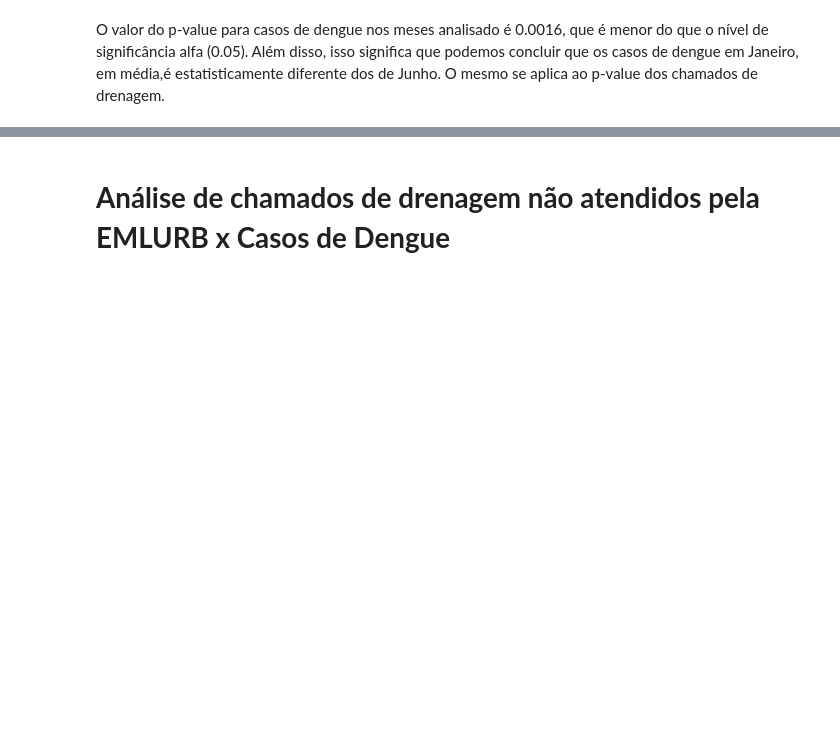
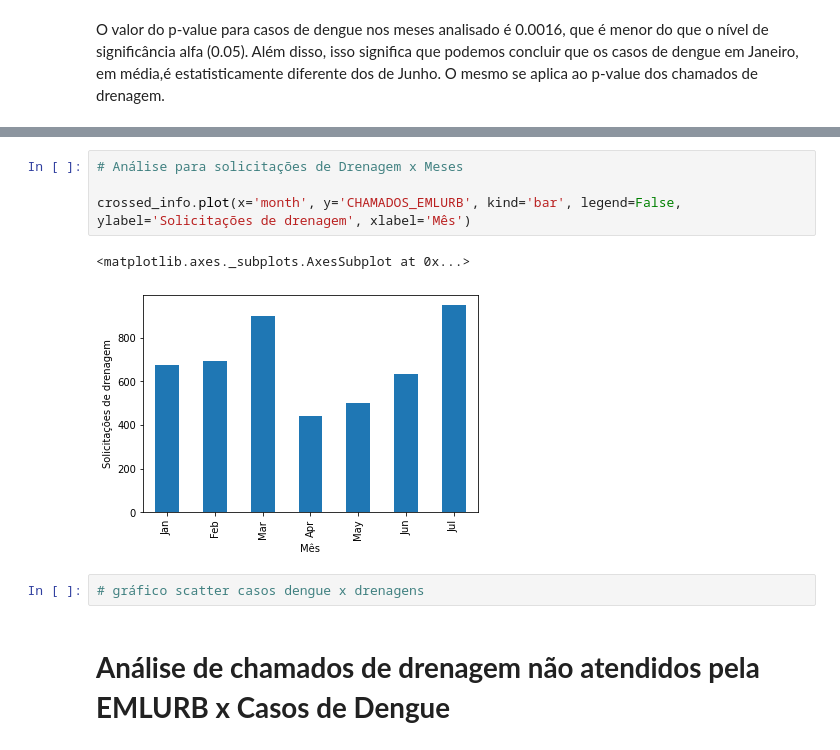
Before and after one commit to HiagoAD/GDI2, a Jupyter notebook: Project_1.ipynb, the cells around one changed output, grey strips where cells are left out. Drawn from its saved outputs; the diff is of its cells as text; blank space fills up the shorter version.

```diff
--- a/Project_1.ipynb
+++ b/Project_1.ipynb
@@ -181,3 +150,12 @@ crossed_info_filter['no_bairro_residencia'].value_counts().plot(kind='bar', ylab
+# %%
+# Análise para solicitações de Drenagem x Meses
+
+crossed_info.plot(x='month', y='CHAMADOS_EMLURB', kind='bar', legend=False, ylabel='Solicitações de drenagem', xlabel='Mês')
+# %% [output]
+<matplotlib.axes._subplots.AxesSubplot at 0x...>
+[figure, added]
+# %%
+# gráfico scatter casos dengue x drenagens
 # %% [markdown]
 # **Análise de chamados de drenagem não atendidos pela EMLURB x Casos de Dengue**
 # %%
```
Also changed, not shown: parts of 16 cells of this notebook.
